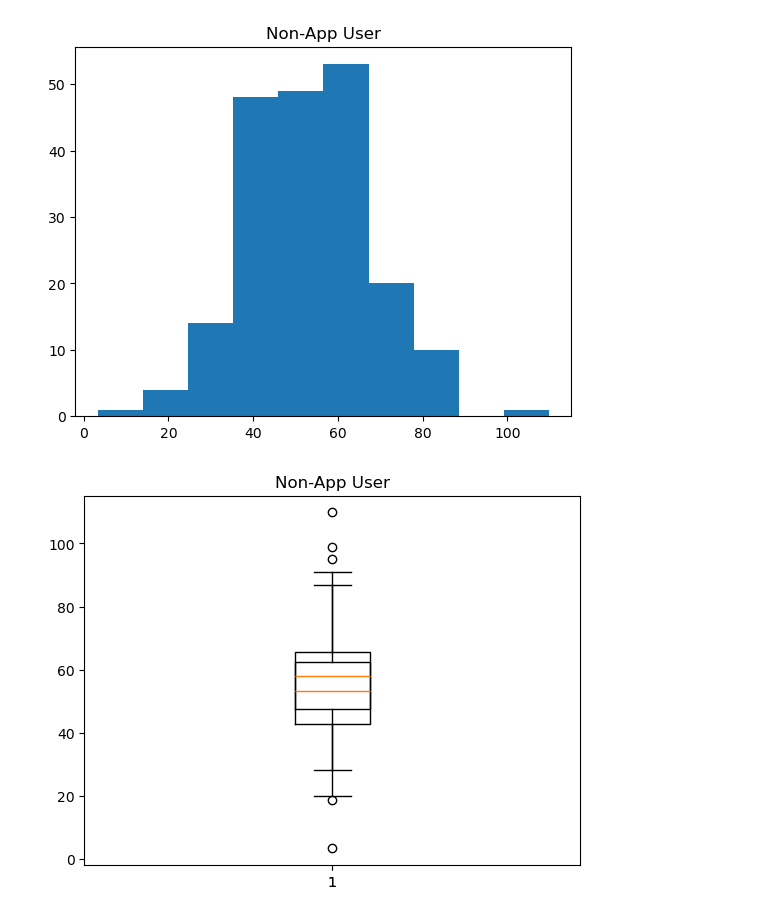
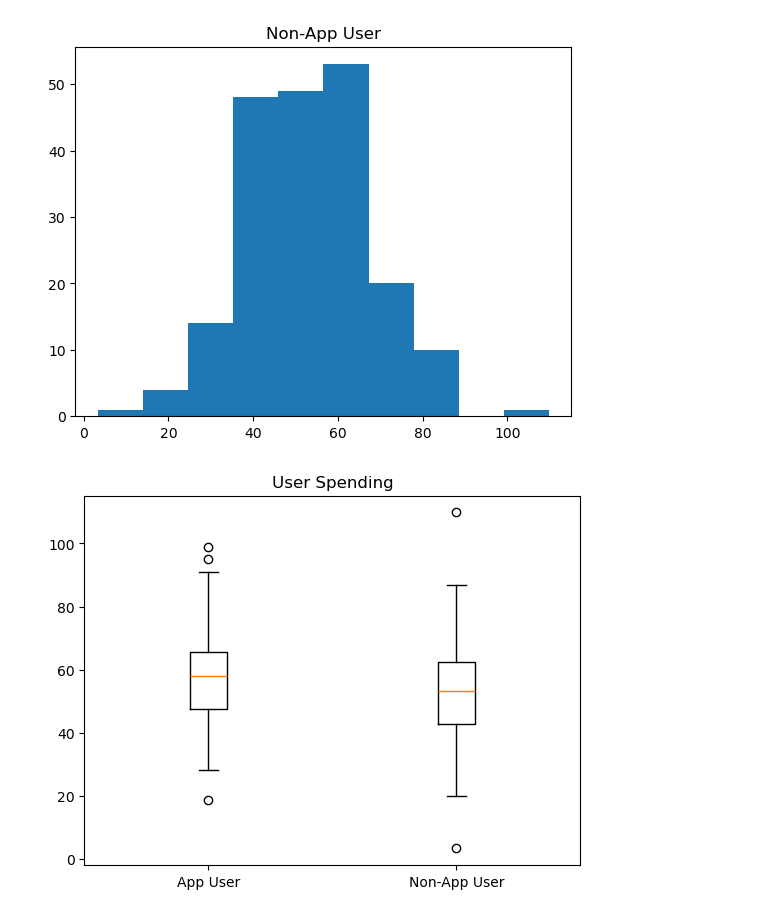
Before and after one commit to shifflettmb-1/case_study_loyalty_app, a Jupyter notebook: loyalty.ipynb, the cells around one changed output. Drawn from its saved outputs; the diff is of its cells as text; code cells hidden in the pictures.

```diff
--- a/loyalty.ipynb
+++ b/loyalty.ipynb
@@ -61,10 +61,8 @@ plt.show()
 [figure]
 # %%
 # Graphs
-fig, ax =
-plt.boxplot(spend_df[spend_df['group'] == 'App User']['spend'])
-plt.boxplot(spend_df[spend_df['group'] == 'Non-User']['spend'])
-plt.title("Non-App User")
+plt.boxplot([spend_df[spend_df['group'] == 'App User']['spend'],spend_df[spend_df['group'] == 'Non-User']['spend']], tick_labels=["App User", "Non-App User"])
+plt.title("User Spending")
 plt.show()
 # %% [output]
-[figure, old version]
+[figure, new version]
```
